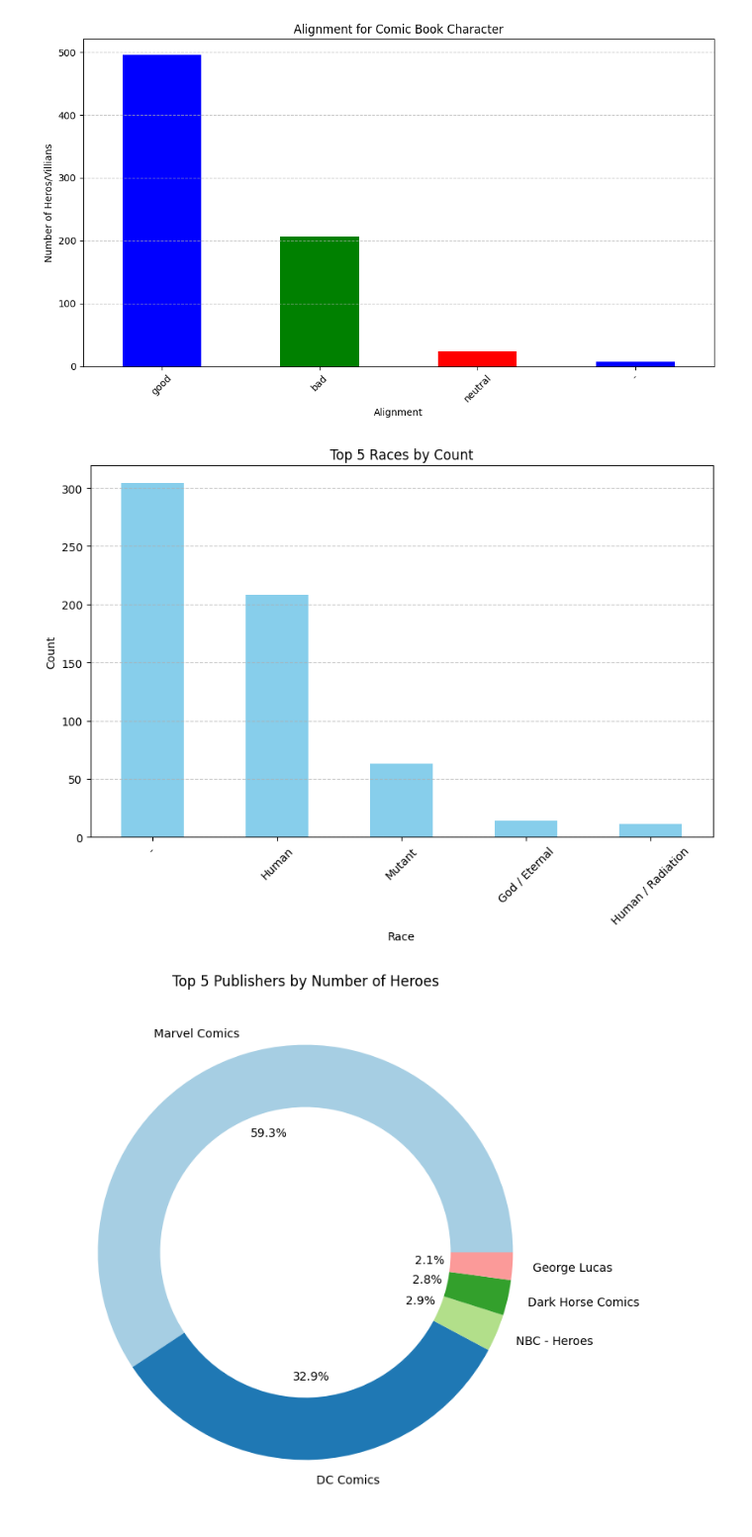
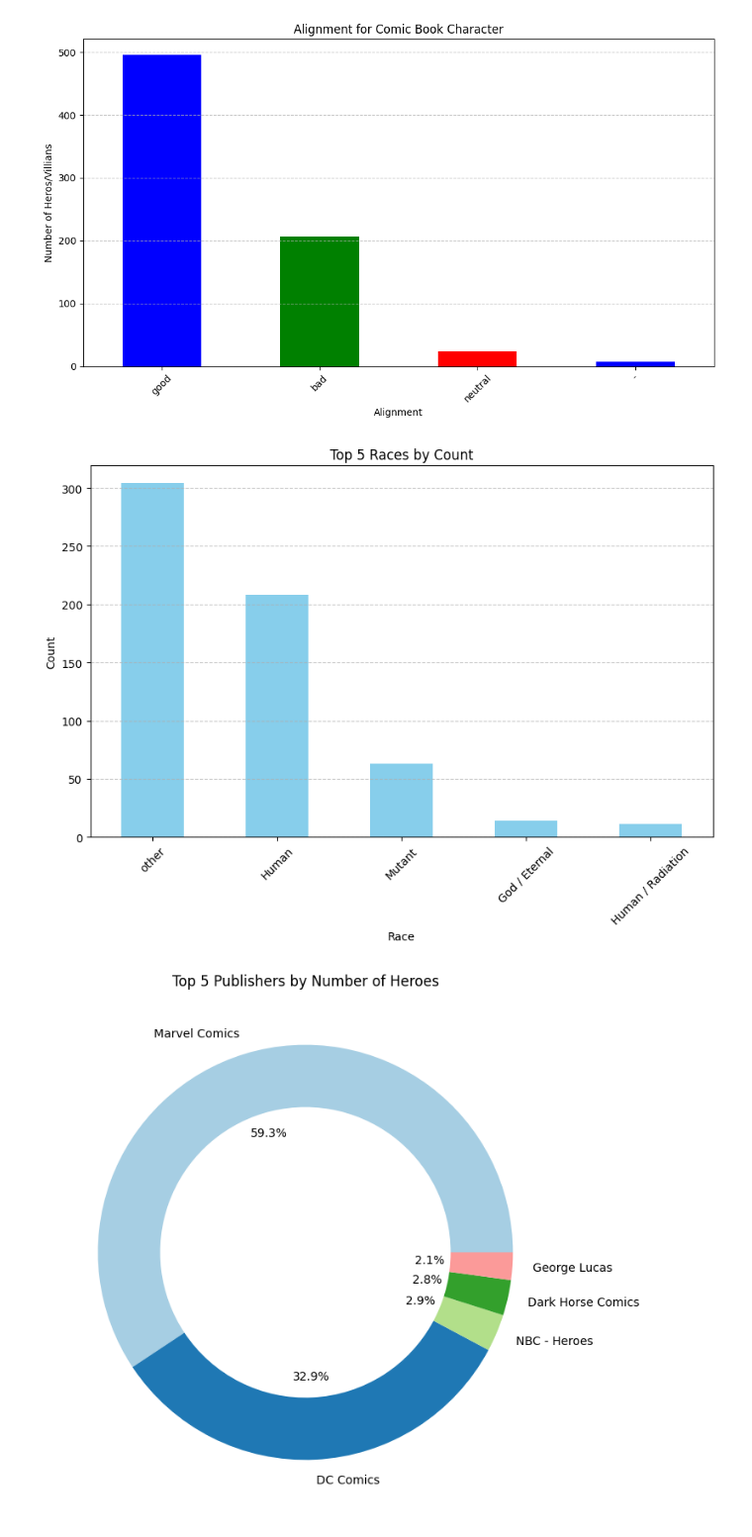
Before and after one commit to Jake-guerrero/Heros, a Jupyter notebook: superheros.ipynb, the cells around one changed output. Shown at 99% size. Drawn from its saved outputs; the diff is of its cells as text; code cells hidden in the pictures.

```diff
--- a/superheros.ipynb
+++ b/superheros.ipynb
@@ -73,3 +98,6 @@ Characters that are taller than 190:
 686      Blond   191.0      Marvel Comics           -      good   214.0
 691      Brown   229.0      Marvel Comics           -       bad   334.0
 718     Auburn   366.0      Marvel Comics           -      good   473.0
+# %%
+heros['Race'] = heros['Race'].replace('-', 'other')
+heros
@@ -148,0 +195,2 @@ Name: count, dtype: int64
+# %%
+heros['Alignment'] = heros['Alignment'].replace({'-', 'other'})
@@ -148,0 +201,3 @@ Name: count, dtype: int64
+# %%
+race_counts = heros['Race'].value_counts()
+top_races = race_counts.head(5)
@@ -161,17 +218,17 @@ plt.show()
 # %% [output]
 [figure]
 # %%
-top_5_races = race_counts.head(5)
+top_races = race_counts.head(5)
 plt.figure(figsize=(10, 6))
-top_5_races.plot(kind='bar', color='skyblue')
+top_races.plot(kind='bar', color='skyblue')
 plt.title('Top 5 Races by Count')
 plt.xlabel('Race')
 plt.ylabel('Count')
 plt.xticks(rotation=45)
 plt.grid(axis='y', linestyle='--', alpha=0.7)
 plt.show()
 # %% [output]
-[figure, old version]
+[figure, new version]
 # %%
 publisher_count = heros['Publisher'].value_counts()
 top_publishers = publisher_count.head(5)
```
Also changed, not shown: parts of 17 cells of this notebook, 3 other files.
